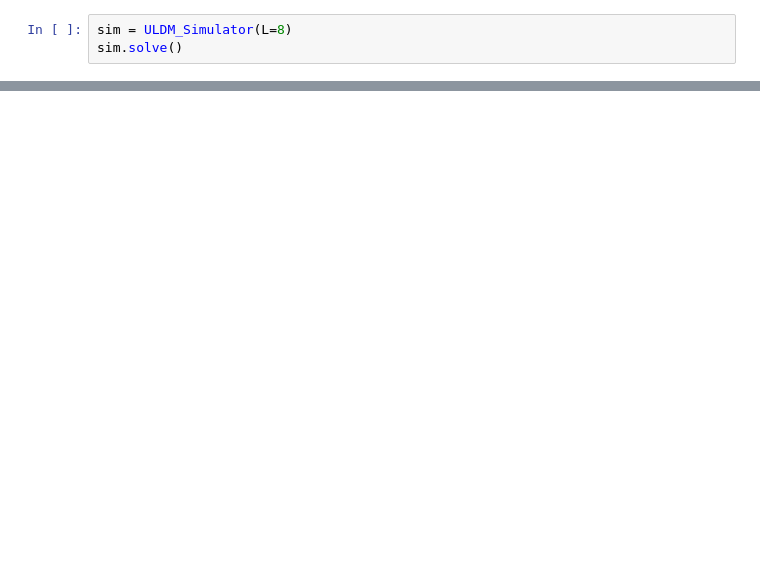
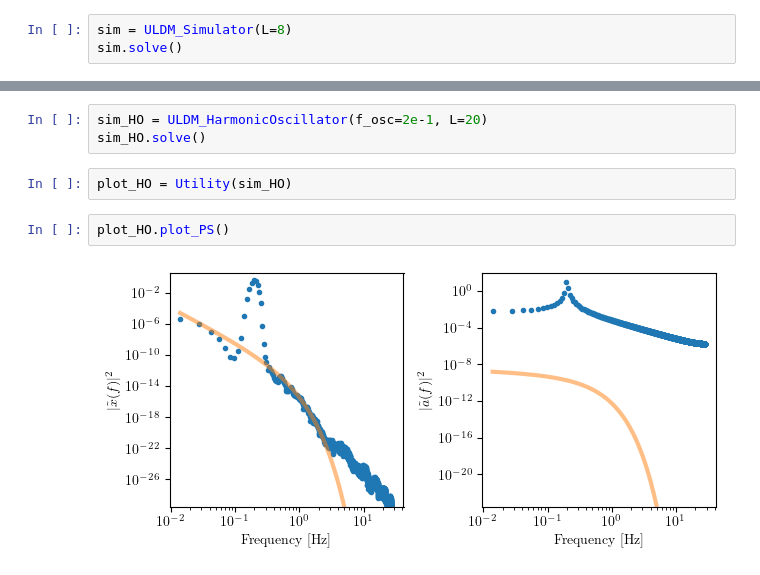
Before and after one commit to hjkim0620/ULDM_HarmonicOscillator, a Jupyter notebook: ULDM_HarmonicOscillator.ipynb, the cells around one changed output, grey strips where cells are left out. Saved outputs shown, nothing was run; the diff lists cells and outputs as text; blank space fills up the shorter version.

Commit message:
Harmonic Oscillator
Harmonic force along x-direction implemented

```diff
--- a/ULDM_HarmonicOscillator.ipynb
+++ b/ULDM_HarmonicOscillator.ipynb
@@ -217,0 +381,9 @@ KeyboardInterrupt:
+# %%
+sim_HO = ULDM_HarmonicOscillator(f_osc=2e-1, L=20)
+sim_HO.solve()
+# %%
+plot_HO = Utility(sim_HO)
+# %%
+plot_HO.plot_PS()
+# %% [output]
+[figure, added]
```
Also changed, not shown: parts of 16 cells of this notebook.
